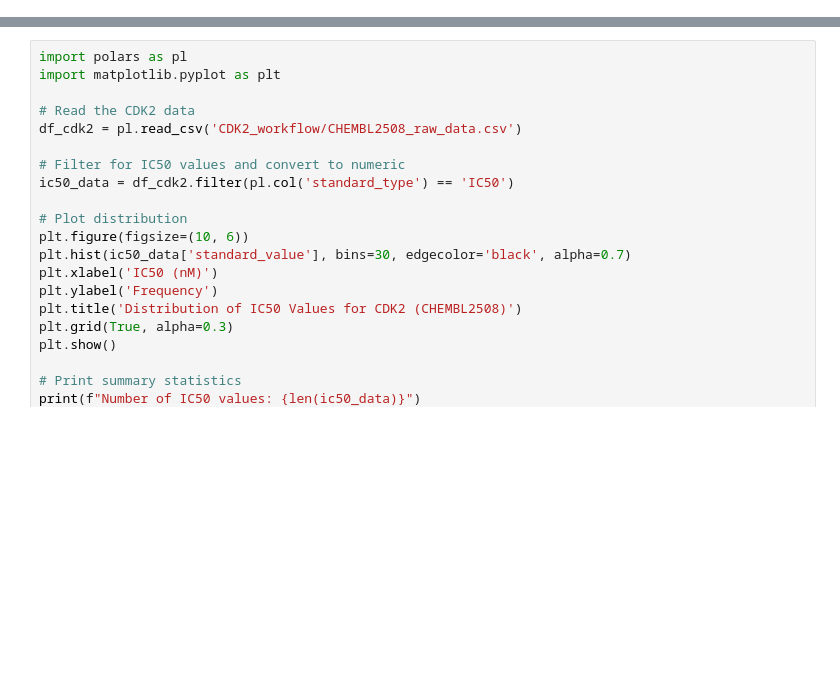
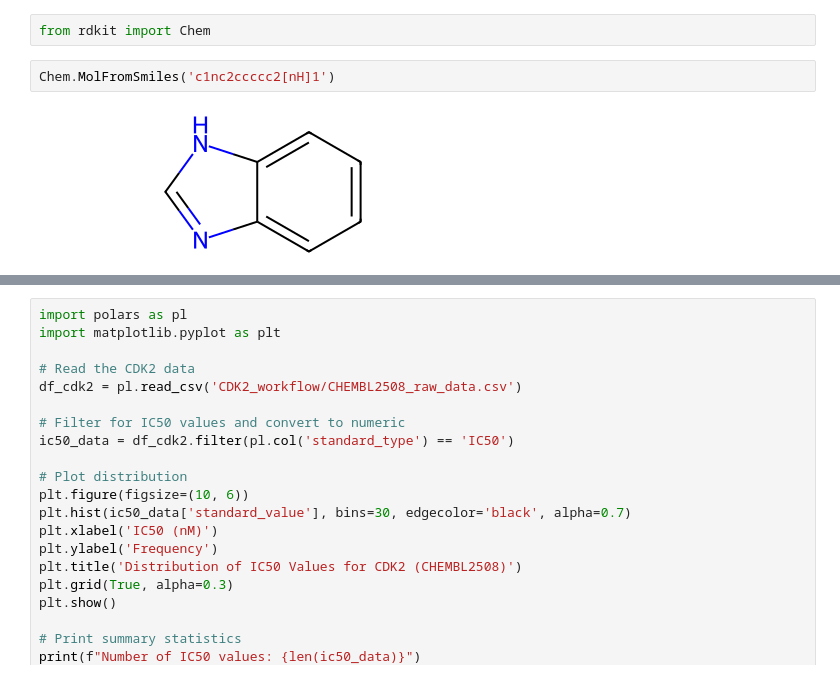
Before and after one commit to Popov-Lab-UNC/mockdock, a Jupyter notebook: chembl-download.ipynb, the cells around one changed output, grey strips where cells are left out. Drawn from its saved outputs; the diff is of its cells as text; blank space fills up the shorter version.

```diff
--- a/chembl-download.ipynb
+++ b/chembl-download.ipynb
@@ -0,0 +1,6 @@
+# %%
+from rdkit import Chem
+# %%
+Chem.MolFromSmiles('c1nc2ccccc2[nH]1')
+# %% [output]
+[figure, added]
```
Also changed, not shown: parts of 1 cell of this notebook, 15 other files.
